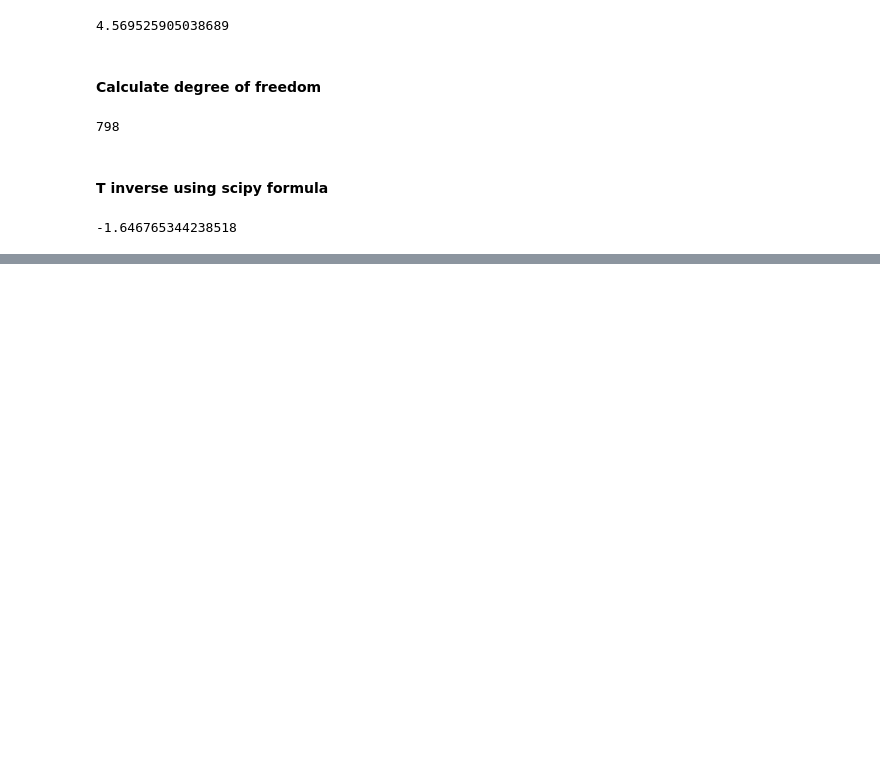
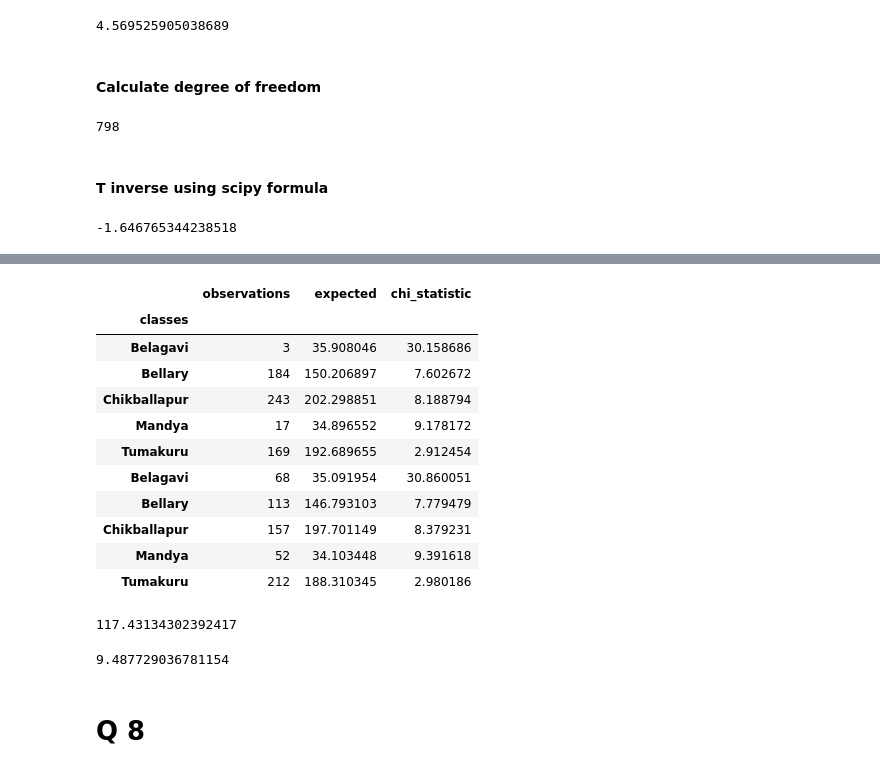
Before and after one commit to anironic/iimb_sericulture_casestudy, a Jupyter notebook: worksheet.ipynb, the cells around one changed output, grey strips where cells are left out. Drawn from its saved outputs; the diff is of its cells as text; code cells hidden in the pictures; blank space fills up the shorter version.

```diff
--- a/worksheet.ipynb
+++ b/worksheet.ipynb
@@ -207,0 +267,4 @@ nan
+# %%
+df_hypothesis_test = pd.read_excel(DATA_FILE, sheet_name=sheet_names[0])
+d1 = df_hypothesis_test
+d1
@@ -207,0 +285,4 @@ nan
+# %%
+gp_dist = d1.groupby(by=['district'])
+dist_count = gp_dist[['district']].count()
+dist_count
@@ -207,0 +297,3 @@ nan
+# %%
+dist_pest = gp_dist[['affected_by_pest']].sum()
+dist_pest
@@ -207,0 +308,34 @@ nan
+# %%
+d2  = pd.concat([dist_count,dist_pest], axis=1)
+d3 = d2.copy()
+d3['not_affected_by_pest']  = d2['district'] - d2['affected_by_pest']
+d3 = d3.drop(columns='affected_by_pest')
+tot_count, tot_pest, tot_no_pest = d2['district'].sum(), d2['affected_by_pest'].sum(), d3['not_affected_by_pest'].sum()
+d2['expected']  = (d2.district/tot_count) * tot_pest
+d3['expected']  = (d2.district/tot_count) * tot_no_pest
+d2.columns = ['district','observations','expected']
+d3.columns = ['district','observations','expected']
+d = d2.append(d3)
+d = d.drop(columns='district')
+idx = d.index.rename('classes')
+d.index = idx
+d['chi_statistic'] = (d['observations'] - d['expected'])**2/d['expected']
+d
+# %% [output]
+|  | observations | expected | chi_statistic |
+| classes |  |  |  |
+| Belagavi | 3 | 35.908046 | 30.158686 |
+| Bellary | 184 | 150.206897 | 7.602672 |
+| Chikballapur | 243 | 202.298851 | 8.188794 |
+| Mandya | 17 | 34.896552 | 9.178172 |
+| Tumakuru | 169 | 192.689655 | 2.912454 |
+| Belagavi | 68 | 35.091954 | 30.860051 |
+| Bellary | 113 | 146.793103 | 7.779479 |
+| Chikballapur | 157 | 197.701149 | 8.379231 |
+| Mandya | 52 | 34.103448 | 9.391618 |
+| Tumakuru | 212 | 188.310345 | 2.980186 |
+# %%
+chi_test_independence = d.chi_statistic.sum()
+chi_test_independence
+# %% [output]
+117.43134302392417
@@ -207,0 +344,6 @@ nan
+# %%
+scipy.stats.chi2.ppf(1-0.05, df = degree_of_freedom)
+# %% [output]
+9.487729036781154
+# %% [markdown]
+# Q 8
```
Also changed, not shown: parts of 21 cells of this notebook, 1 other file.
